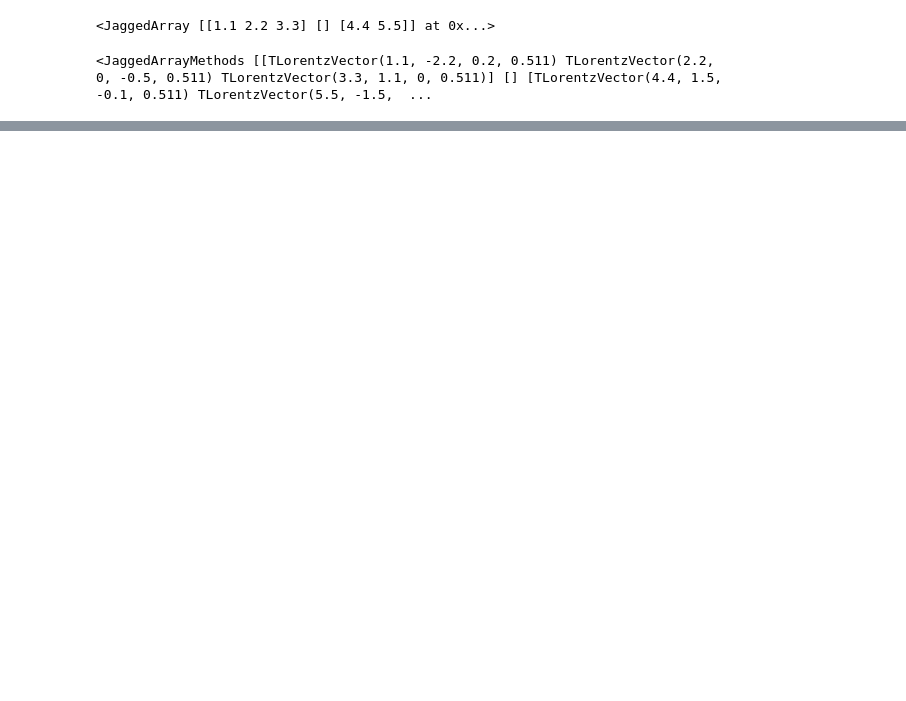
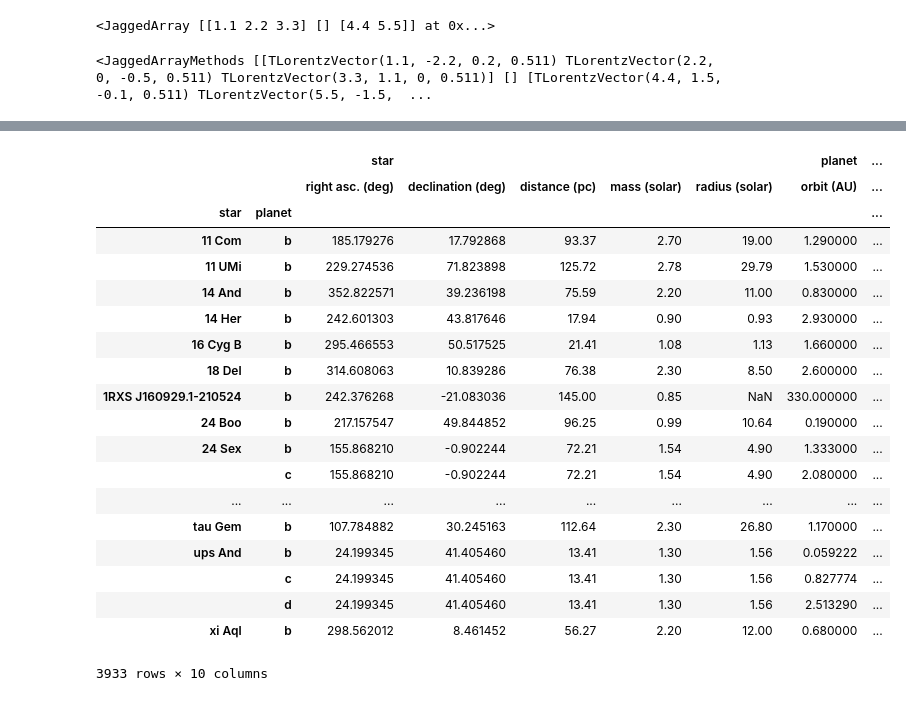
Before and after one commit to jpivarski-talks/2019-05-28-lpchats-numpy-uproot-awkward, a Jupyter notebook: 06-awkward-array.ipynb, the cells around one changed output, grey strips where cells are left out. Saved outputs shown, nothing was run; the diff lists cells and outputs as text; code cells hidden in the pictures; blank space fills up the shorter version.

```diff
--- a/06-awkward-array.ipynb
+++ b/06-awkward-array.ipynb
@@ -49,0 +130,28 @@ jagged
+# %%
+# Simplify the table to show 5 star attributes and 5 planet attributes. Star attributes are repeated.
+
+df = exoplanets[["ra", "dec", "st_dist", "st_mass", "st_rad", "pl_orbsmax", "pl_orbeccen", "pl_orbper", "pl_bmassj", "pl_radj"]]
+df.columns = pandas.MultiIndex.from_arrays([["star"] * 5 + ["planet"] * 5,
+    ["right asc. (deg)", "declination (deg)", "distance (pc)", "mass (solar)", "radius (solar)", "orbit (AU)", "eccen.", "period (days)", "mass (Jupiter)", "radius (Jupiter)"]])
+df
+# %% [output]
+|  |  | star |  |  |  |  | planet | ... |
+|  |  | right asc. (deg) | declination (deg) | distance (pc) | mass (solar) | radius (solar) | orbit (AU) | ... |
+| star | planet |  |  |  |  |  |  | ... |
+| 11 Com | b | 185.179276 | 17.792868 | 93.37 | 2.70 | 19.00 | 1.290000 | ... |
+| 11 UMi | b | 229.274536 | 71.823898 | 125.72 | 2.78 | 29.79 | 1.530000 | ... |
+| 14 And | b | 352.822571 | 39.236198 | 75.59 | 2.20 | 11.00 | 0.830000 | ... |
+| 14 Her | b | 242.601303 | 43.817646 | 17.94 | 0.90 | 0.93 | 2.930000 | ... |
+| 16 Cyg B | b | 295.466553 | 50.517525 | 21.41 | 1.08 | 1.13 | 1.660000 | ... |
+| 18 Del | b | 314.608063 | 10.839286 | 76.38 | 2.30 | 8.50 | 2.600000 | ... |
+| 1RXS J160929.1-210524 | b | 242.376268 | -21.083036 | 145.00 | 0.85 | NaN | 330.000000 | ... |
+| 24 Boo | b | 217.157547 | 49.844852 | 96.25 | 0.99 | 10.64 | 0.190000 | ... |
+| 24 Sex | b | 155.868210 | -0.902244 | 72.21 | 1.54 | 4.90 | 1.333000 | ... |
+|  | c | 155.868210 | -0.902244 | 72.21 | 1.54 | 4.90 | 2.080000 | ... |
+| ... | ... | ... | ... | ... | ... | ... | ... | ... |
+| tau Gem | b | 107.784882 | 30.245163 | 112.64 | 2.30 | 26.80 | 1.170000 | ... |
+| ups And | b | 24.199345 | 41.405460 | 13.41 | 1.30 | 1.56 | 0.059222 | ... |
+|  | c | 24.199345 | 41.405460 | 13.41 | 1.30 | 1.56 | 0.827774 | ... |
+|  | d | 24.199345 | 41.405460 | 13.41 | 1.30 | 1.56 | 2.513290 | ... |
+| xi Aql | b | 298.562012 | 8.461452 | 56.27 | 2.20 | 12.00 | 0.680000 | ... |
+3933 rows × 10 columns
```
Also changed, not shown: parts of 20 cells of this notebook, 2 other files.
